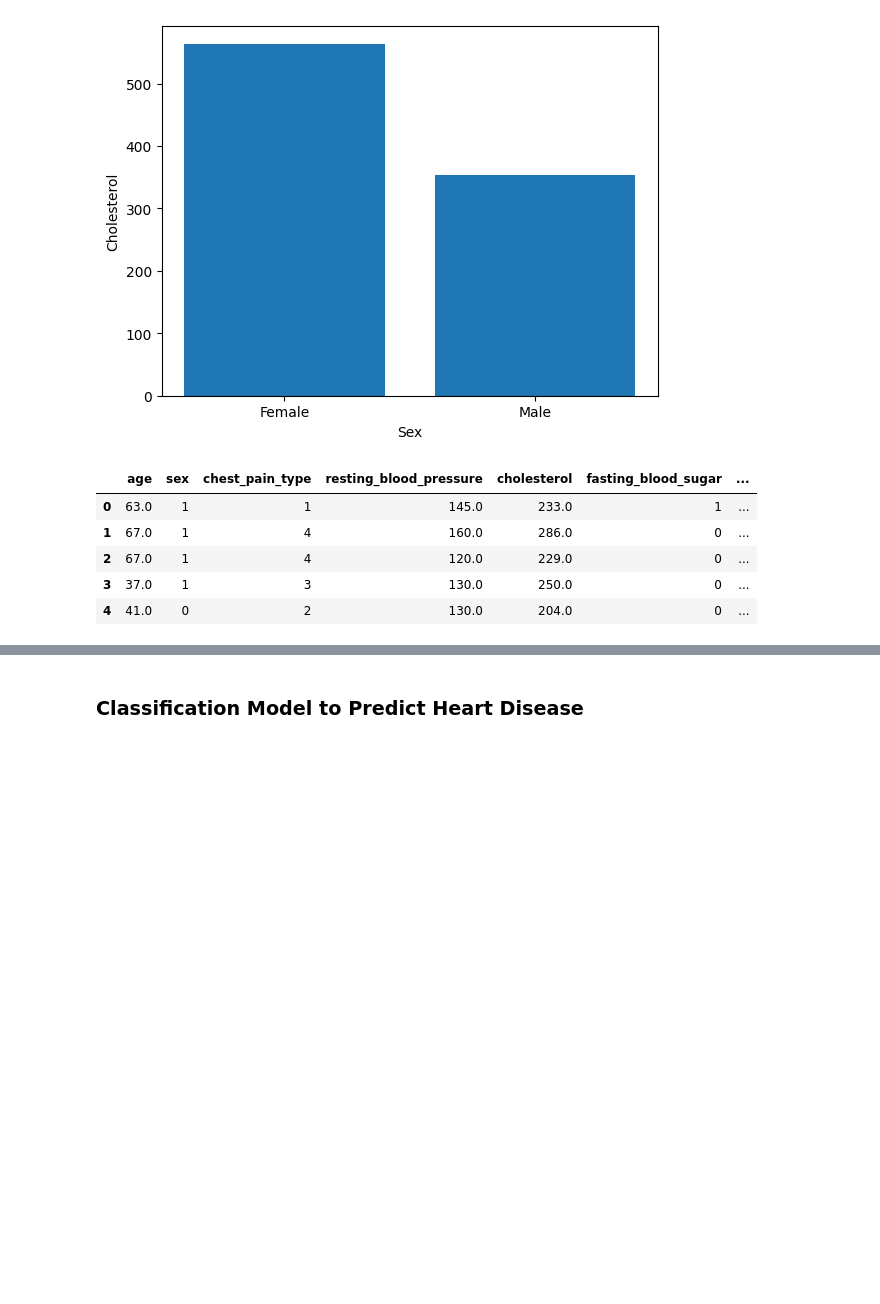
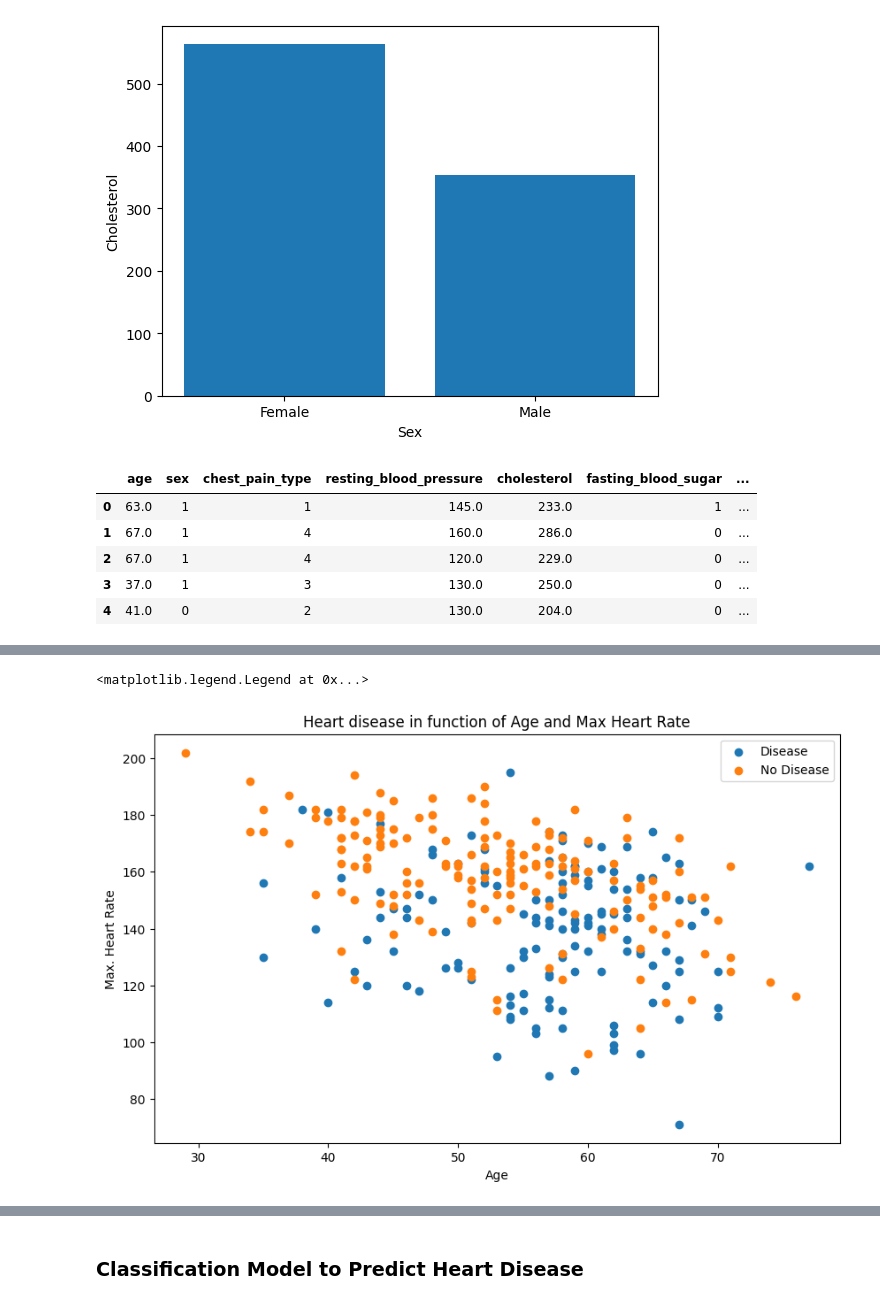
Before and after one commit to sudipnext/nextonDataMining, a Jupyter notebook: LAB1-ClassificationModel/lab1.ipynb, the cells around one changed output, grey strips where cells are left out. Saved outputs shown, nothing was run; the diff lists cells and outputs as text; code cells hidden in the pictures; blank space fills up the shorter version.

```diff
--- a/LAB1-ClassificationModel/lab1.ipynb
+++ b/LAB1-ClassificationModel/lab1.ipynb
@@ -230,0 +234,18 @@ plt.show()
+# %%
+#age vs max heart rate
+plt.figure(figsize=(10,6))
+
+#Target is equal to 1
+plt.scatter(x = data[data['class']==1]['age'], y = data.max_heart_rate[data["class"]==1])
+
+#Target is equal to 0
+plt.scatter(x = data[data['class']==0]['age'], y = data.max_heart_rate[data["class"]==0],);
+
+#Adding some helpful information
+plt.title("Heart disease in function of Age and Max Heart Rate")
+plt.xlabel("Age")
+plt.ylabel("Max. Heart Rate")
+plt.legend(["Disease","No Disease"])
+# %% [output]
+<matplotlib.legend.Legend at 0x...>
+[figure, added]
```
Also changed, not shown: parts of 28 cells of this notebook, 6 other files.
